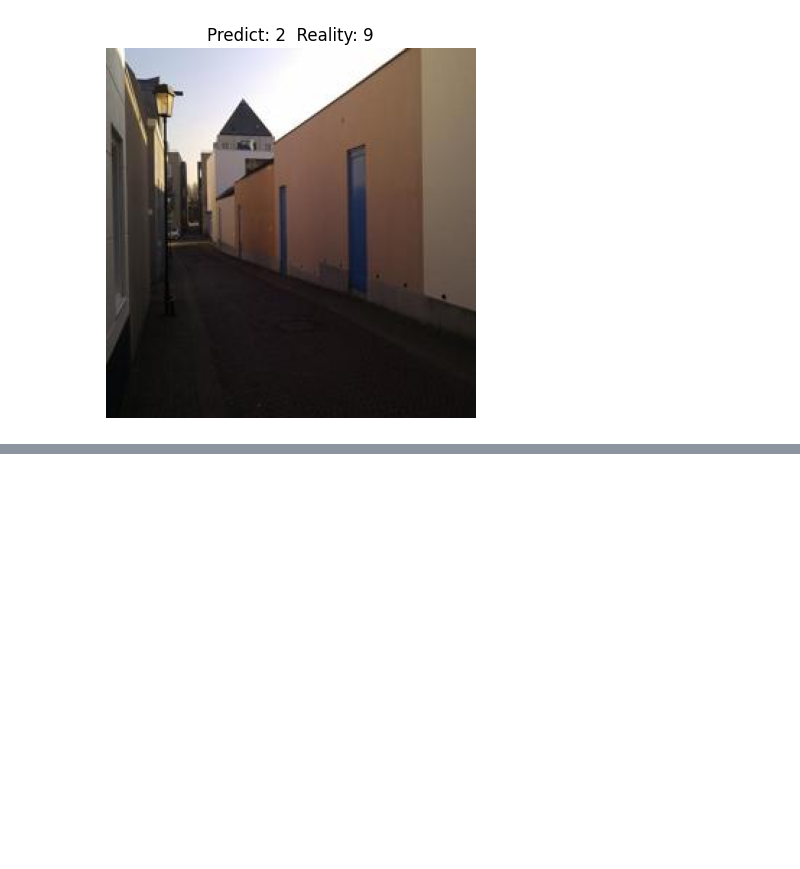
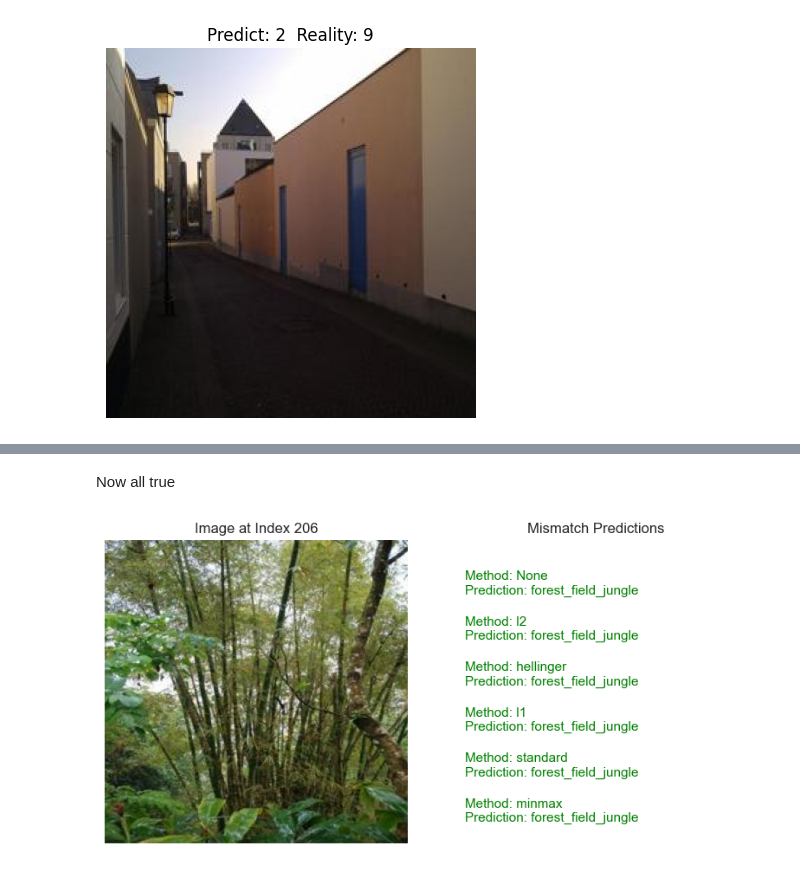
Before and after one commit to MCV-C3/project-1, a Jupyter notebook: Week1/delivery.ipynb, the cells around one changed output, grey strips where cells are left out. Cells and saved outputs as stored; diff of their text form; code cells hidden in the pictures; blank space fills up the shorter version.

```diff
--- a/Week1/delivery.ipynb
+++ b/Week1/delivery.ipynb
@@ -66,0 +129,14 @@ plt.show()
+# %% [markdown]
+Now all true
+# %%
+All_Secondary_Are_True = np.all(Secondary_All, axis=0)
+
+# 3. Combine the conditions: (Primary is True) AND (All Secondary are True)
+Final_Mask = No_Method & All_Secondary_Are_True
+
+# 4. Find the indices where the Final_Mask is True
+mismatch_indices = np.where(Final_Mask)[0]
+
+plot_imgs_at_idx(mismatch_indices[15],data_test,methods,scaling_data)
+# %% [output]
+[figure, added]
```
Also changed, not shown: parts of 21 cells of this notebook, 5 other files.
